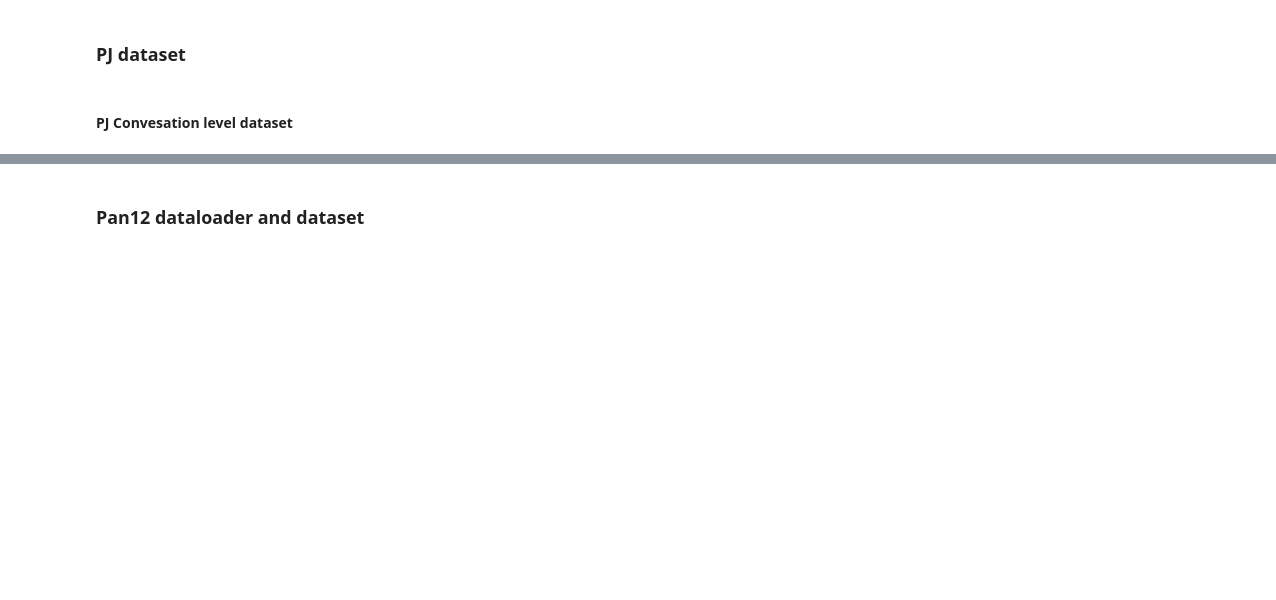
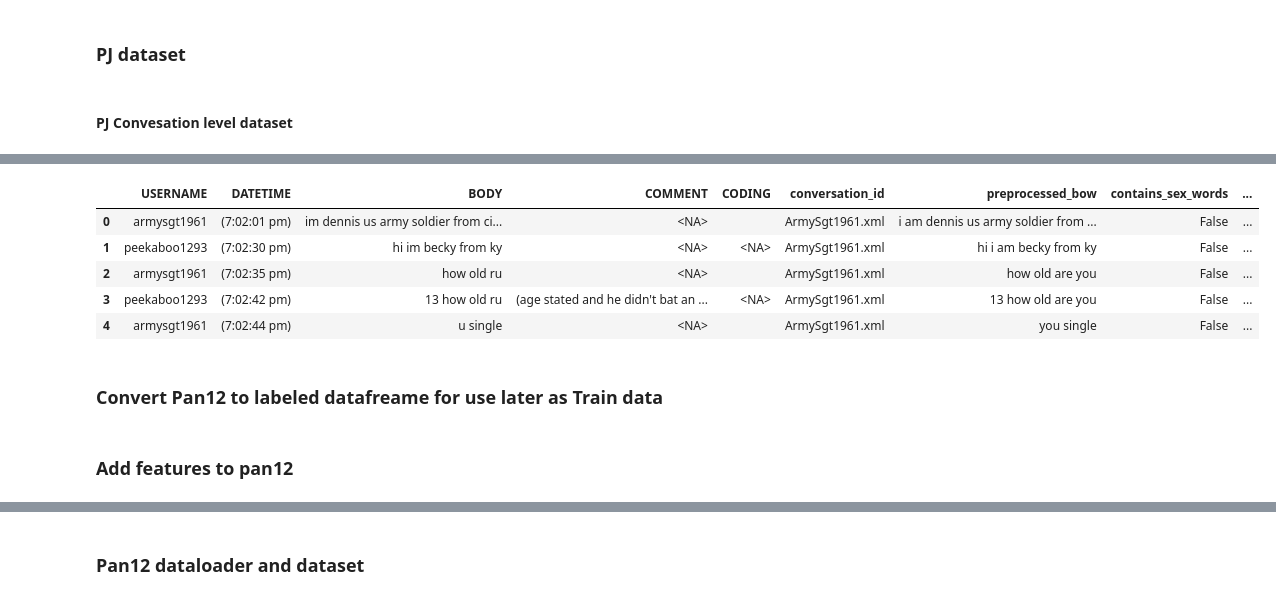
Before and after one commit to mryanivtal/cybersecurity_hw2, a Jupyter notebook: cyber_hw2.ipynb, the cells around one changed output, grey strips where cells are left out. Saved outputs shown, nothing was run; the diff lists cells and outputs as text; code cells hidden in the pictures; blank space fills up the shorter version.

```diff
--- a/cyber_hw2.ipynb
+++ b/cyber_hw2.ipynb
@@ -347,0 +450,23 @@ pj_ds[1].head(100)
+# %%
+# preprocess and add features
+preprocess_args = {'stemmer': PorterStemmer(),
+                    'speller': SpellChecker(),
+                    'words_to_remove': set(stopwords.words('english')),
+                    'emoticons': emoticons,
+                    'chat_slang': chat_slang,
+                    }
+
+pj_df = preprocess_df_for_bow(pj_df, 'BODY', **preprocess_args)
+pj_df = add_wordlist_features(pj_df, 'preprocessed_bow', sex_word_list, family_word_list, meeting_word_list)
+pj_df.to_csv(OUTPUT_FOLDER / Path('pj_preprocessed_dataframe.zip'))
+
+pj_df.head()
+# %% [output]
+|  | USERNAME | DATETIME | BODY | COMMENT | CODING | conversation_id | preprocessed_bow | contains_sex_words | ... |
+| 0 | armysgt1961 | (7:02:01 pm) | im dennis us army soldier from ci... | <NA> |  | ArmySgt1961.xml | i am dennis us army soldier from ... | False | ... |
+| 1 | peekaboo1293 | (7:02:30 pm) | hi im becky from ky | <NA> | <NA> | ArmySgt1961.xml | hi i am becky from ky | False | ... |
+| 2 | armysgt1961 | (7:02:35 pm) | how old ru | <NA> |  | ArmySgt1961.xml | how old are you | False | ... |
+| 3 | peekaboo1293 | (7:02:42 pm) | 13 how old ru | (age stated and he didn't bat an ... | <NA> | ArmySgt1961.xml | 13 how old are you | False | ... |
+| 4 | armysgt1961 | (7:02:44 pm) | u single | <NA> |  | ArmySgt1961.xml | you single | False | ... |
+# %% [markdown]
+### Convert Pan12 to labeled datafreame for use later as Train data
@@ -347,0 +630,2 @@ pj_ds[1].head(100)
+# %% [markdown]
+### Add features to pan12
```
Also changed, not shown: parts of 32 cells of this notebook, 2 other files.
